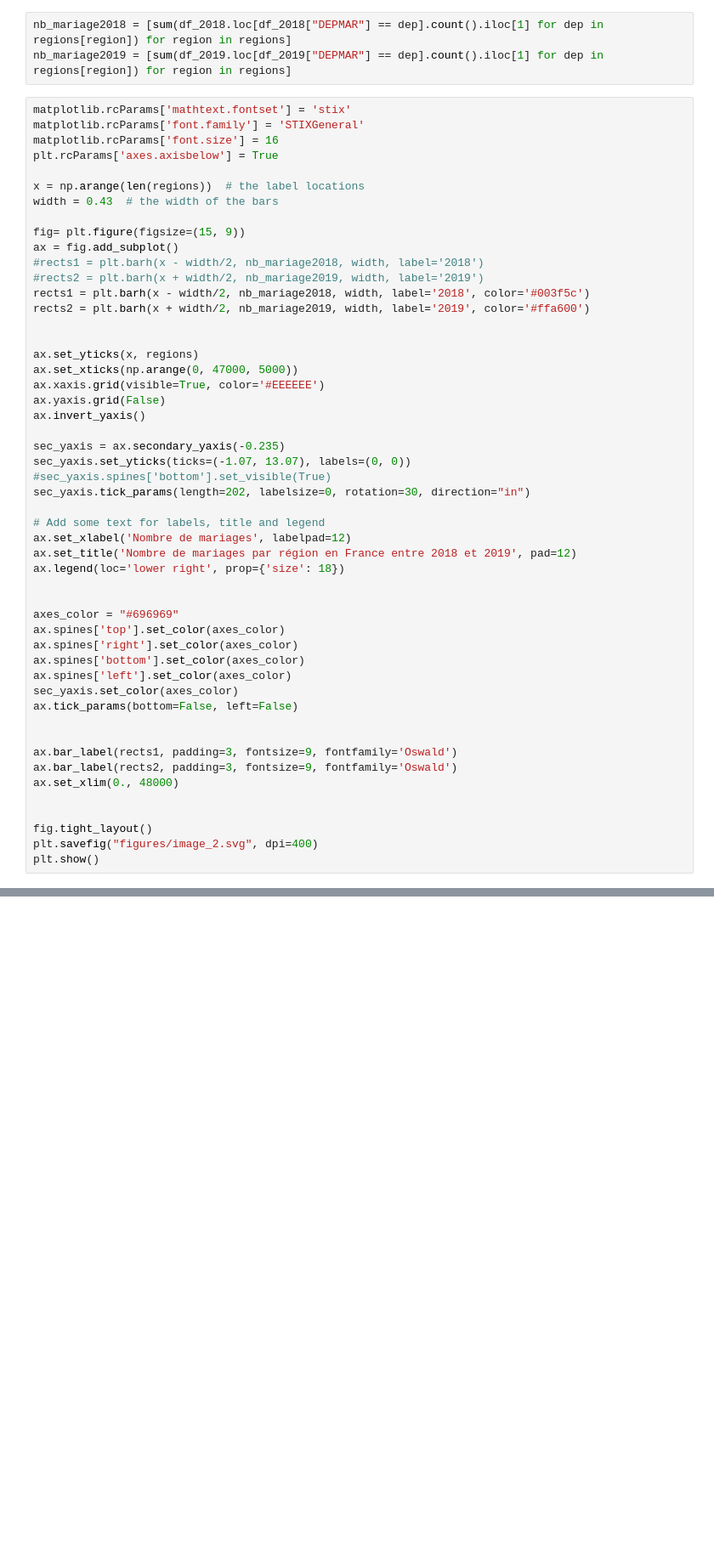
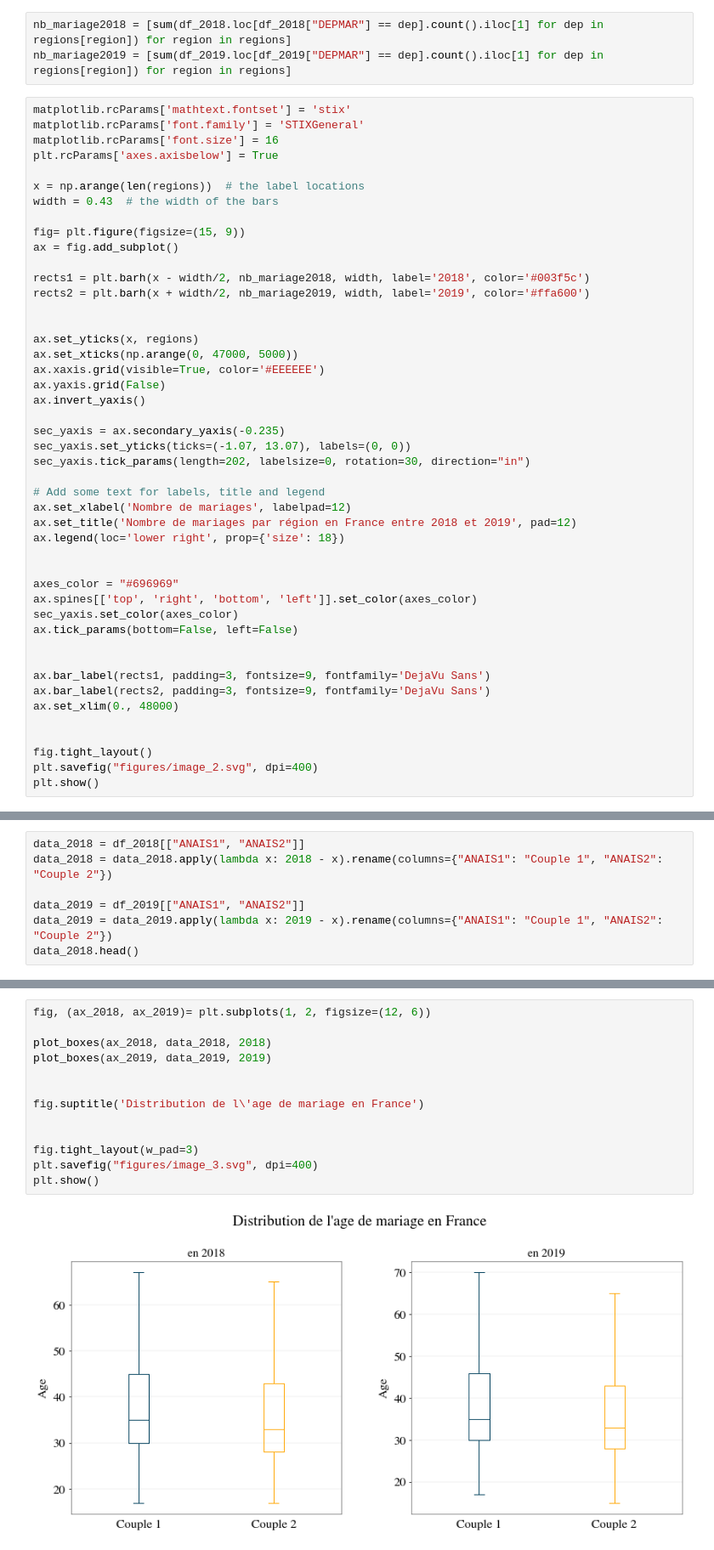
Before and after one commit to jizekki/data-visualisation, a Jupyter notebook: traitement.ipynb, the cells around one changed output, grey strips where cells are left out. Shown: that part at 85% size. Drawn from its saved outputs; the diff is of its cells as text; blank space fills up the shorter version.

Commit message:
added age distribution figure

```diff
--- a/traitement.ipynb
+++ b/traitement.ipynb
@@ -130,8 +132,7 @@ width = 0.43  # the width of the bars
 
 fig= plt.figure(figsize=(15, 9))
 ax = fig.add_subplot()
-#rects1 = plt.barh(x - width/2, nb_mariage2018, width, label='2018')
-#rects2 = plt.barh(x + width/2, nb_mariage2019, width, label='2019')
+
 rects1 = plt.barh(x - width/2, nb_mariage2018, width, label='2018', color='#003f5c')
 rects2 = plt.barh(x + width/2, nb_mariage2019, width, label='2019', color='#ffa600')
 
@@ -144,7 +145,6 @@ ax.invert_yaxis()
 
 sec_yaxis = ax.secondary_yaxis(-0.235)
 sec_yaxis.set_yticks(ticks=(-1.07, 13.07), labels=(0, 0))
-#sec_yaxis.spines['bottom'].set_visible(True)
 sec_yaxis.tick_params(length=202, labelsize=0, rotation=30, direction="in")
 
 # Add some text for labels, title and legend
@@ -154,16 +154,13 @@ ax.legend(loc='lower right', prop={'size': 18})
 
 
 axes_color = "#696969"
-ax.spines['top'].set_color(axes_color)
-ax.spines['right'].set_color(axes_color)
-ax.spines['bottom'].set_color(axes_color)
-ax.spines['left'].set_color(axes_color)
+ax.spines[['top', 'right', 'bottom', 'left']].set_color(axes_color)
 sec_yaxis.set_color(axes_color)
 ax.tick_params(bottom=False, left=False)
 
 
-ax.bar_label(rects1, padding=3, fontsize=9, fontfamily='Oswald')
-ax.bar_label(rects2, padding=3, fontsize=9, fontfamily='Oswald')
+ax.bar_label(rects1, padding=3, fontsize=9, fontfamily='DejaVu Sans')
+ax.bar_label(rects2, padding=3, fontsize=9, fontfamily='DejaVu Sans')
 ax.set_xlim(0., 48000)
 
 
@@ -174,0 +174,7 @@ plt.show()
+# %%
+data_2018 = df_2018[["ANAIS1", "ANAIS2"]]
+data_2018 = data_2018.apply(lambda x: 2018 - x).rename(columns={"ANAIS1": "Couple 1", "ANAIS2": "Couple 2"})
+
+data_2019 = df_2019[["ANAIS1", "ANAIS2"]]
+data_2019 = data_2019.apply(lambda x: 2019 - x).rename(columns={"ANAIS1": "Couple 1", "ANAIS2": "Couple 2"})
+data_2018.head()
@@ -174,0 +226,15 @@ plt.show()
+# %%
+fig, (ax_2018, ax_2019)= plt.subplots(1, 2, figsize=(12, 6))
+
+plot_boxes(ax_2018, data_2018, 2018)
+plot_boxes(ax_2019, data_2019, 2019)
+
+
+fig.suptitle('Distribution de l\'age de mariage en France')
+
+
+fig.tight_layout(w_pad=3)
+plt.savefig("figures/image_3.svg", dpi=400)
+plt.show()
+# %% [output]
+[figure, added]
```
Also changed, not shown: parts of 6 cells of this notebook, 3 other files.
